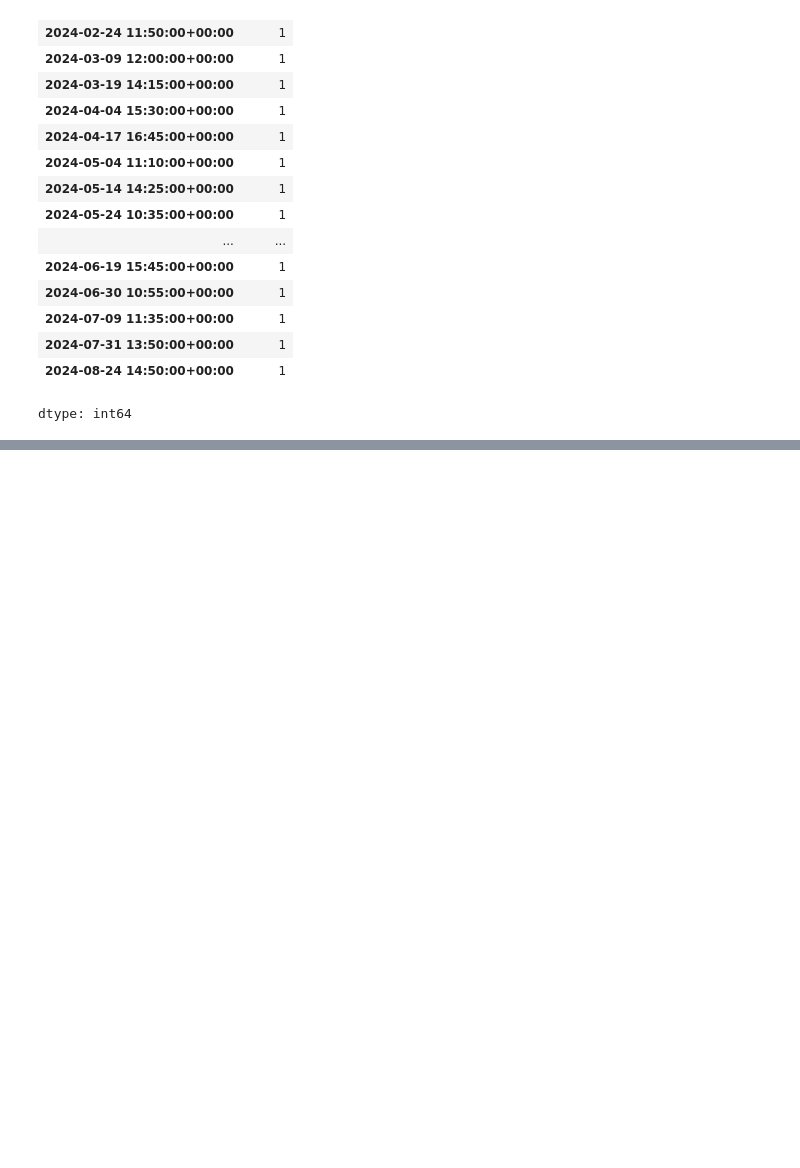
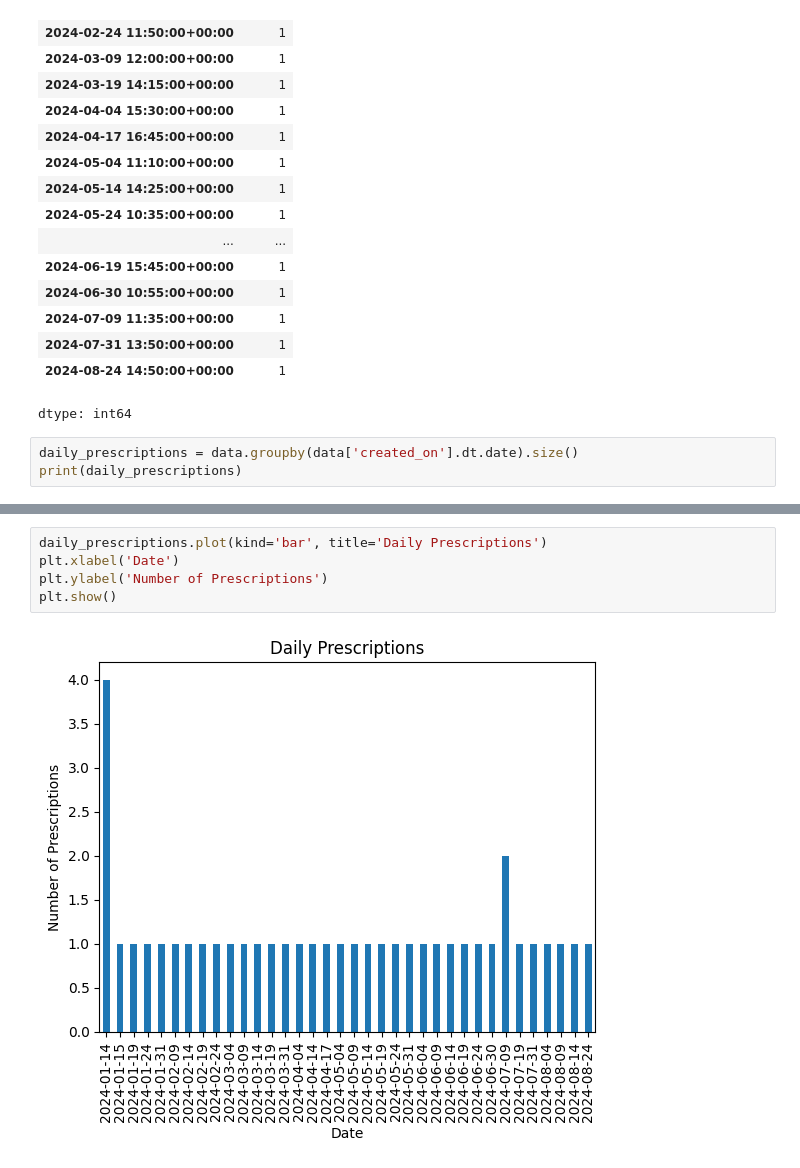
Before and after one commit to ishantk/PythonGW2024, a Jupyter notebook: Gw2024PDS1_Data_Analysis.ipynb, the cells around one changed output, grey strips where cells are left out. Cells and saved outputs as stored; diff of their text form; blank space fills up the shorter version.

Commit message:
Graphing and Charting

```diff
--- a/Gw2024PDS1_Data_Analysis.ipynb
+++ b/Gw2024PDS1_Data_Analysis.ipynb
@@ -136,3 +136,6 @@ data['created_on'].value_counts()
 | 2024-07-31 13:50:00+00:00 | 1 |
 | 2024-08-24 14:50:00+00:00 | 1 |
 dtype: int64
+# %%
+daily_prescriptions = data.groupby(data['created_on'].dt.date).size()
+print(daily_prescriptions)
@@ -138,0 +160,7 @@ dtype: int64
+# %%
+daily_prescriptions.plot(kind='bar', title='Daily Prescriptions')
+plt.xlabel('Date')
+plt.ylabel('Number of Prescriptions')
+plt.show()
+# %% [output]
+[figure, added]
```
Also changed, not shown: parts of 4 cells of this notebook.
